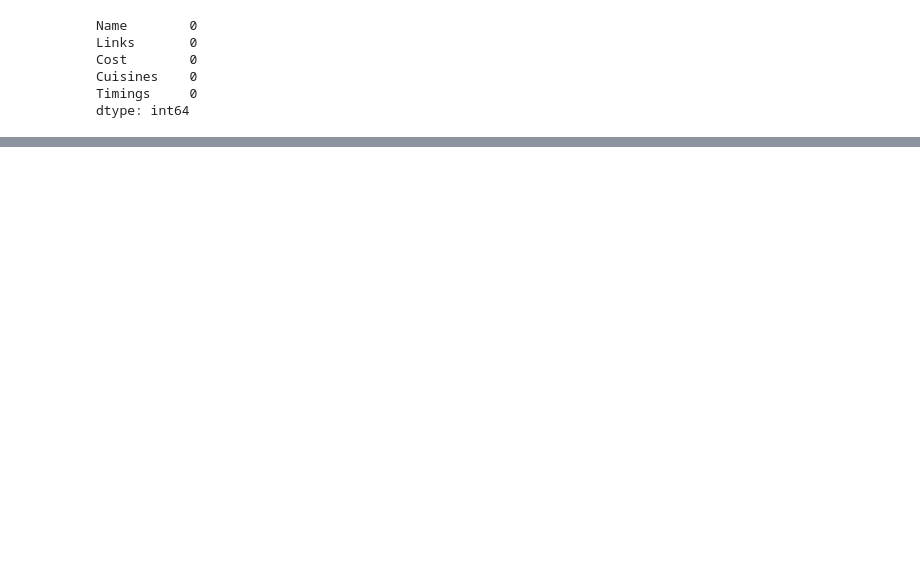
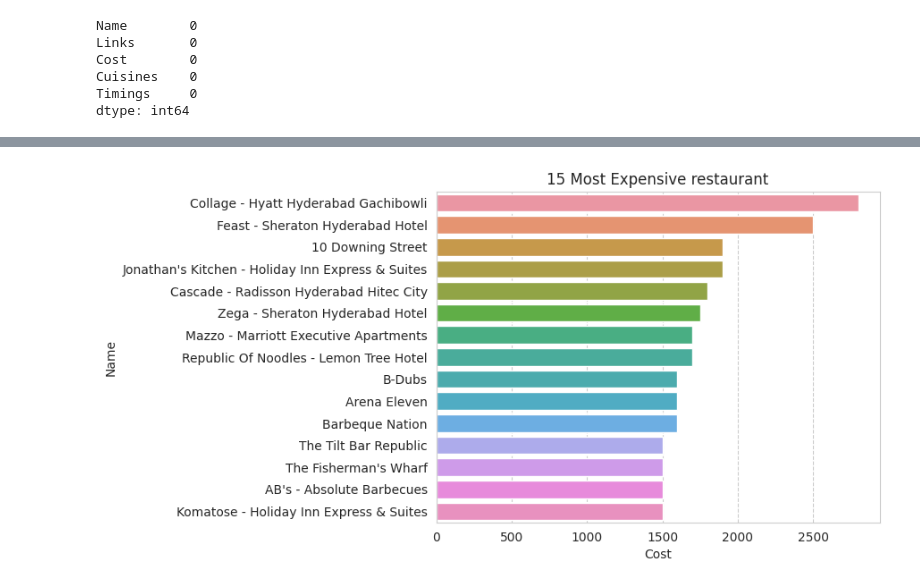
Before and after one commit to pi-mishra/Zomato-Restaurant-Clustering-And-Sentiment-Analysis, a Jupyter notebook: Zomato_Restaurant_Clustering_And_Sentiment_Analysis.ipynb, the cells around one changed output, grey strips where cells are left out. Cells and saved outputs as stored; diff of their text form; code cells hidden in the pictures; blank space fills up the shorter version.

```diff
--- a/Zomato_Restaurant_Clustering_And_Sentiment_Analysis.ipynb
+++ b/Zomato_Restaurant_Clustering_And_Sentiment_Analysis.ipynb
@@ -254,0 +272,8 @@ restaurants_data['Cost'] = restaurants_data['Cost'].str.replace(',', '').astype(
+# %%
+import re
+
+# Define a regular expression pattern to match the city name in the URL
+pattern = r'^https://www\.zomato\.com/([a-zA-Z-]+)/'
+
+# Extract the city name using the pattern and store it in a new column called 'City'
+restaurants_data['City'] = restaurants_data['Links'].str.extract(pattern)
@@ -254,0 +293,4 @@ restaurants_data['Cost'] = restaurants_data['Cost'].str.replace(',', '').astype(
+# %%
+#dropping link and city. As city was extracted from the links column and the data only consists of Hyderabad city both the columns are of no use.
+
+restaurants_data.drop(['City','Links'], axis=1, inplace=True)
@@ -254,0 +436,11 @@ restaurants_data['Cost'] = restaurants_data['Cost'].str.replace(',', '').astype(
+# %%
+# checking for most expensive Restaurant
+sns.barplot(x='Cost',
+            y="Name",
+            data=restaurants_data,
+            order=restaurants_data.sort_values('Cost',ascending=False).Name[:15])
+
+plt.title('15 Most Expensive restaurant')
+plt.show()
+# %% [output]
+[figure, added]
```
Also changed, not shown: parts of 25 cells of this notebook.
